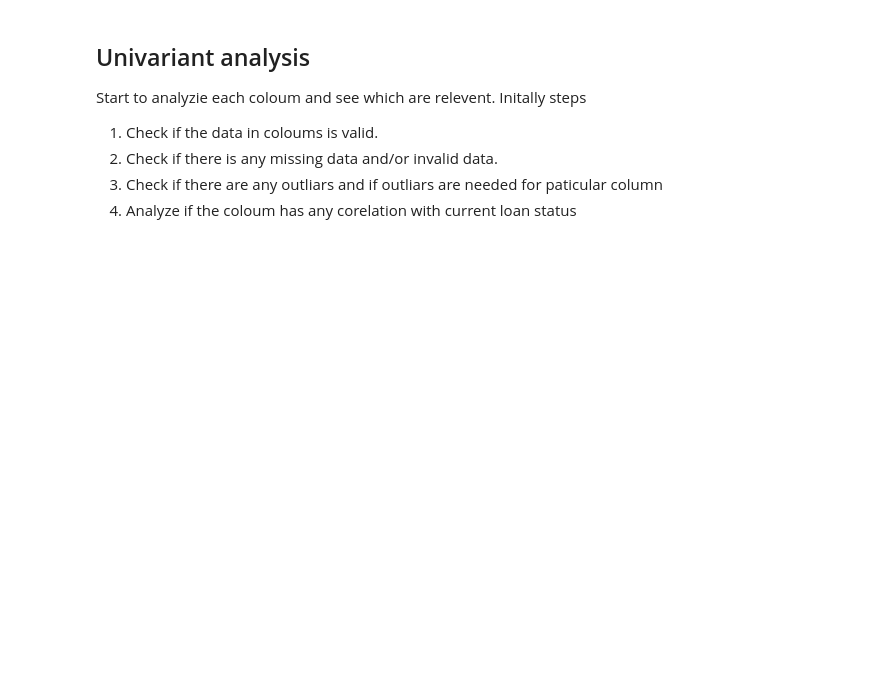
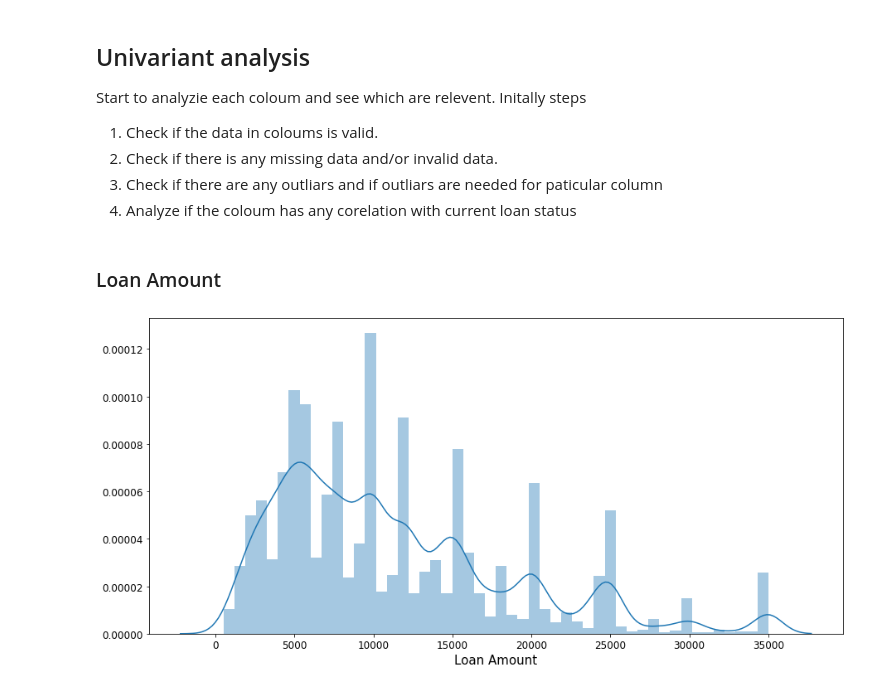
Before and after one commit to npalupunoori/LendingClubCaseStudy, a Jupyter notebook: Naren_Reddy_Palupunoori.ipynb, the cells around one changed output. Saved outputs shown, nothing was run; the diff lists cells and outputs as text; code cells hidden in the pictures; blank space fills up the shorter version.

```diff
--- a/Naren_Reddy_Palupunoori.ipynb
+++ b/Naren_Reddy_Palupunoori.ipynb
@@ -282,3 +359,15 @@ Start to analyzie each coloum and see which are relevent. Initally steps
 2. Check if there is any missing data and/or invalid data.
 3. Check if there are any outliars and if outliars are needed for paticular column
 4. Analyze if the coloum has any corelation with current loan status
+# %% [markdown]
+### Loan Amount
+# %%
+plt.figure(figsize=(15,7))
+sns.distplot(loan.loan_amnt)
+plt.xlabel('Loan Amount',fontsize=15)
+plt.ylabel('',fontsize=15)
+plt.xticks(fontsize=12)
+plt.yticks(fontsize=12)
+plt.show()
+# %% [output]
+[figure, added]
```
Also changed, not shown: parts of 60 cells of this notebook.
